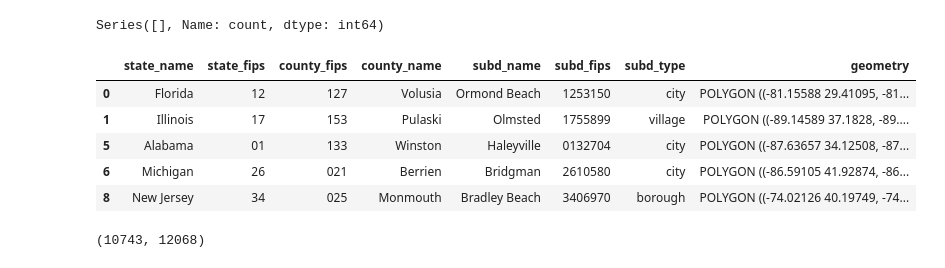
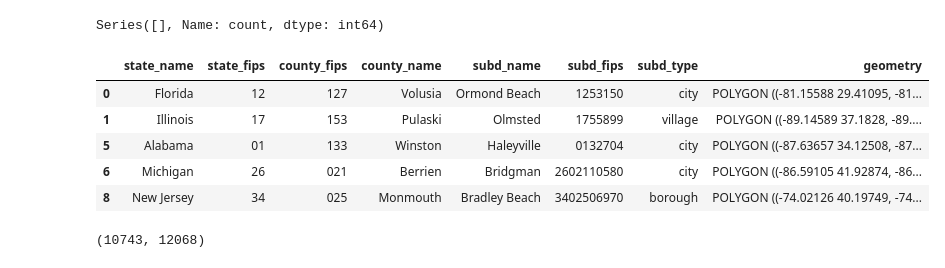
Before and after one commit to NatLabRockies/COMPASS, a Jupyter notebook: support/jurisdictions/compile_jurisdiction_gpkg.ipynb, the cells around one changed output. Saved outputs shown, nothing was run; the diff lists cells and outputs as text; code cells hidden in the pictures.

```diff
--- a/support/jurisdictions/compile_jurisdiction_gpkg.ipynb
+++ b/support/jurisdictions/compile_jurisdiction_gpkg.ipynb
@@ -206,6 +209,38 @@ states = states[
 ].to_crs(subd.crs)
 # %%
 # Have to handle subdivisions + places carefully to avoid duplicate entries
+
+subd_prefernce_order = [
+    'state',
+    'county',
+    'borough',
+    'town',
+    'city',
+    'village',
+    'township',
+    'district',
+    'precinct',
+    'metro township',
+    'city and borough',
+    'municipality',
+    'urban county',
+    'metropolitan government',
+    'unified government',
+    'consolidated government',
+    'corporation',
+    'gore',
+    'plantation',
+    'reservation',
+    'charter township',
+    'census subarea',
+    'grant',
+    'purchase',
+    'location',
+    'CCD',
+    'UT',
+    'CDP',
+    None,
+]
 
 def _normalize_jurisdiction_name(name):
     """Normalize jurisdiction names for resilient comparisons"""
@@ -214,6 +249,41 @@ def _normalize_jurisdiction_name(name):
 
     normalized_name = unicodedata.normalize("NFKD", str(name).casefold())
     return "".join(char for char in normalized_name if char.isalnum())
+
+
+def _get_subd_type(place_row, matching_subd):
+    candidate_rows = pd.concat(
+        [
+            pd.DataFrame(
+                [
+                    {
+                        "subd_type": place_row["subd_type"],
+                        "subd_fips": place_row["subd_fips"],
+                    }
+                ]
+            ),
+            matching_subd[["subd_type", "subd_fips"]],
+        ],
+        ignore_index=True,
+    )
+
+    # Keep only types that exist in the preference order
+    candidate_rows = candidate_rows.loc[
+        candidate_rows["subd_type"].isin(subd_prefernce_order)
+    ].copy()
+
+    # Earlier in subd_prefernce_order = higher priority
+    candidate_rows["preference_rank"] = candidate_rows["subd_type"].map(
+        {name: idx for idx, name in enumerate(subd_prefernce_order)}
+    )
+
+    best_match = (
+        candidate_rows
+        .sort_values(["preference_rank", "subd_fips"], kind="stable")
+        .iloc[0]
+    )
+
+    return best_match["subd_type"], best_match["subd_fips"]
 
 
 replacements = {}
@@ -240,38 +310,40 @@ for __, place_row in tqdm(place.iterrows(), total=len(place)):
     ]
     if len(matching_subd) == 0:
         continue
 
     matching_subd = matching_subd.copy()
-    # match_resolution = resolve_place_match(place_row, matching_subd)
     to_drop_place_fips.add(place_row["subd_fips"])
     to_drop_subd_fips.update(matching_subd["subd_fips"].tolist())
 
     merged_row = place_row.copy()
+    merged_row["subd_type"], merged_row["subd_fips"] = _get_subd_type(
+        place_row, matching_subd
+    )
     merged_row["geometry"] = matching_subd.geometry.union_all()
 
     counties = matching_subd["county_name"].dropna().unique()
     if len(counties) == 1:
         merged_row["county_name"] = matching_subd.iloc[0]["county_name"]
         merged_row["county_fips"] = matching_subd.iloc[0]["county_fips"]
 
     merged_rows.append(merged_row)
 
     for matched_subd_type in matching_subd["subd_type"].dropna().unique():
         replacements.setdefault(matched_subd_type, {}).setdefault(
-            place_row["subd_type"], set()
-        ).add(place_row["subd_fips"] )
+            merged_row["subd_type"], set()
+        ).add(merged_row["subd_fips"])
 
 merged = gpd.GeoDataFrame(
     merged_rows, columns=place.columns, geometry="geometry", crs=place.crs
 )
 merged.head()
 # %% [output]
 |  | state_name | state_fips | county_fips | county_name | subd_name | subd_fips | subd_type | geometry |
 | 0 | Florida | 12 | 127 | Volusia | Ormond Beach | 1253150 | city | POLYGON ((-81.15588 29.41095, -81... |
 | 1 | Illinois | 17 | 153 | Pulaski | Olmsted | 1755899 | village | POLYGON ((-89.14589 37.1828, -89.... |
 | 5 | Alabama | 01 | 133 | Winston | Haleyville | 0132704 | city | POLYGON ((-87.63657 34.12508, -87... |
-| 6 | Michigan | 26 | 021 | Berrien | Bridgman | 2610580 | city | POLYGON ((-86.59105 41.92874, -86... |
-| 8 | New Jersey | 34 | 025 | Monmouth | Bradley Beach | 3406970 | borough | POLYGON ((-74.02126 40.19749, -74... |
+| 6 | Michigan | 26 | 021 | Berrien | Bridgman | 2602110580 | city | POLYGON ((-86.59105 41.92874, -86... |
+| 8 | New Jersey | 34 | 025 | Monmouth | Bradley Beach | 3402506970 | borough | POLYGON ((-74.02126 40.19749, -74... |
 # %%
 len(to_drop_place_fips), len(to_drop_subd_fips)
 # %% [output]
```
Also changed, not shown: parts of 13 cells of this notebook.
